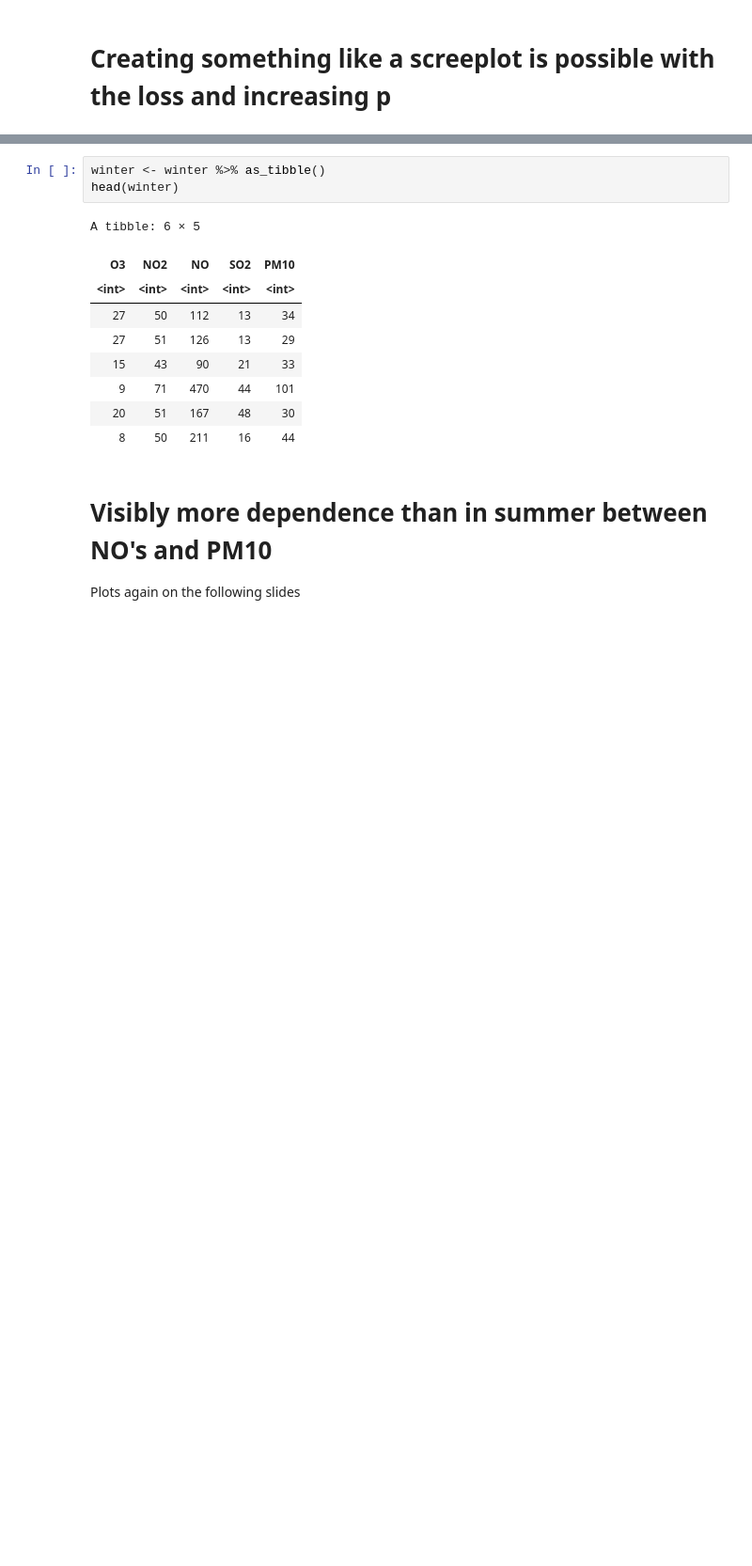
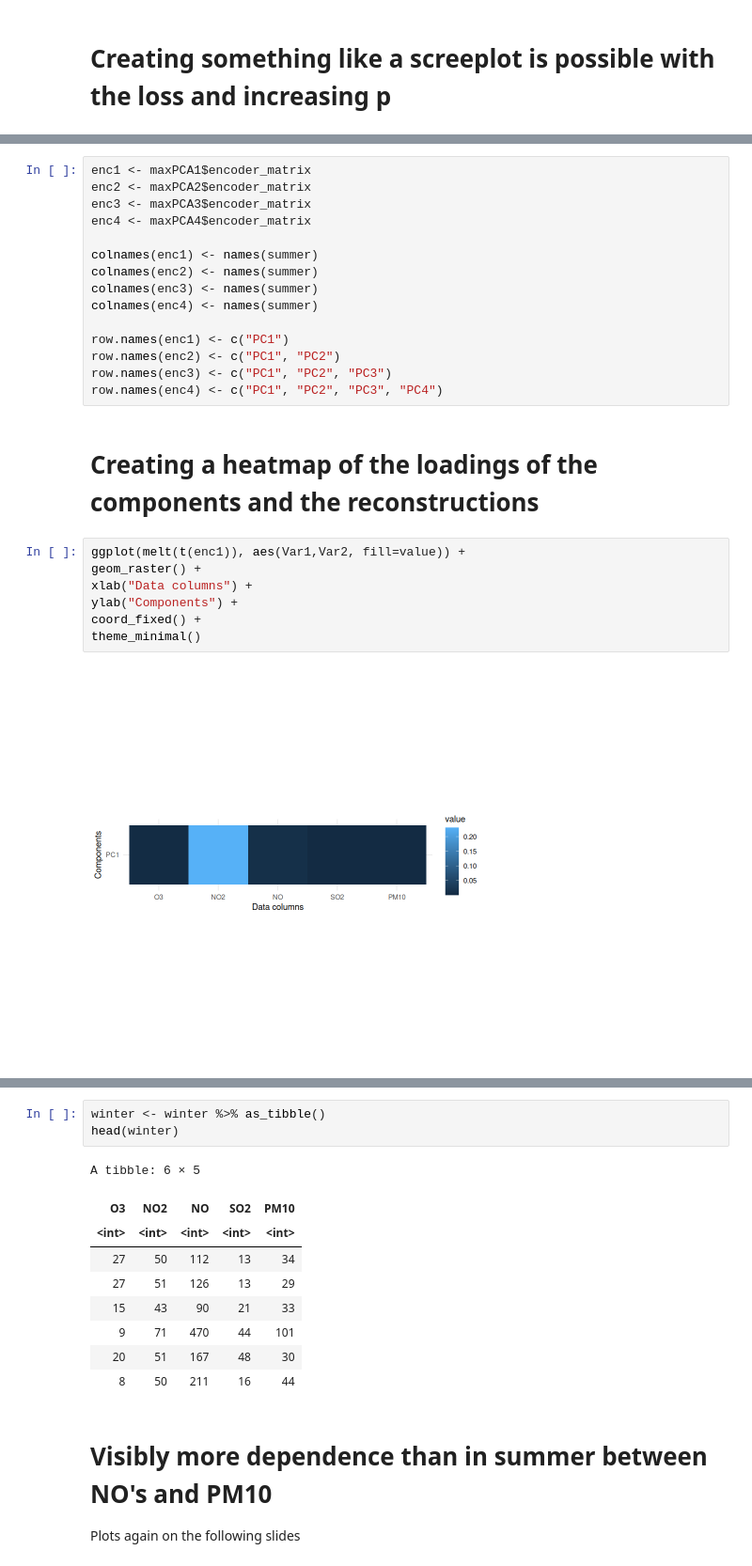
Before and after one commit to FelixRb96/maxstablePCA_examples, a Jupyter notebook: airpollution/airpollution.ipynb, the cells around one changed output, grey strips where cells are left out. Shown at 94% size. Drawn from its saved outputs; the diff is of its cells as text; blank space fills up the shorter version.

Commit message:
adding loadings plots and documentation for airpollution

```diff
--- a/airpollution/airpollution.ipynb
+++ b/airpollution/airpollution.ipynb
@@ -212,0 +222,26 @@ theme_minimal()
+# %%
+enc1 <- maxPCA1$encoder_matrix
+enc2 <- maxPCA2$encoder_matrix
+enc3 <- maxPCA3$encoder_matrix
+enc4 <- maxPCA4$encoder_matrix
+
+colnames(enc1) <- names(summer)
+colnames(enc2) <- names(summer)
+colnames(enc3) <- names(summer)
+colnames(enc4) <- names(summer)
+
+row.names(enc1) <- c("PC1")
+row.names(enc2) <- c("PC1", "PC2")
+row.names(enc3) <- c("PC1", "PC2", "PC3")
+row.names(enc4) <- c("PC1", "PC2", "PC3", "PC4")
+# %% [markdown]
+# Creating a heatmap of the loadings of the components and the reconstructions
+# %%
+ggplot(melt(t(enc1)), aes(Var1,Var2, fill=value)) +
+geom_raster() +
+xlab("Data columns") +
+ylab("Components") +
+coord_fixed() +
+theme_minimal()
+# %% [output]
+[figure, added]
```
Also changed, not shown: parts of 28 cells of this notebook.
